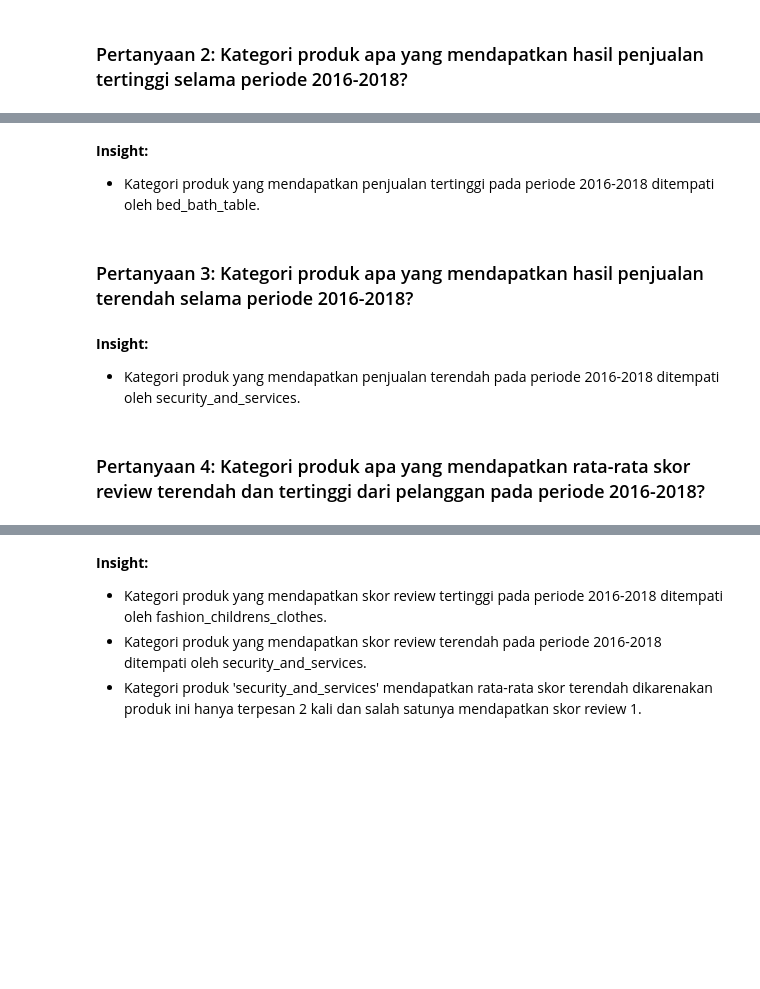
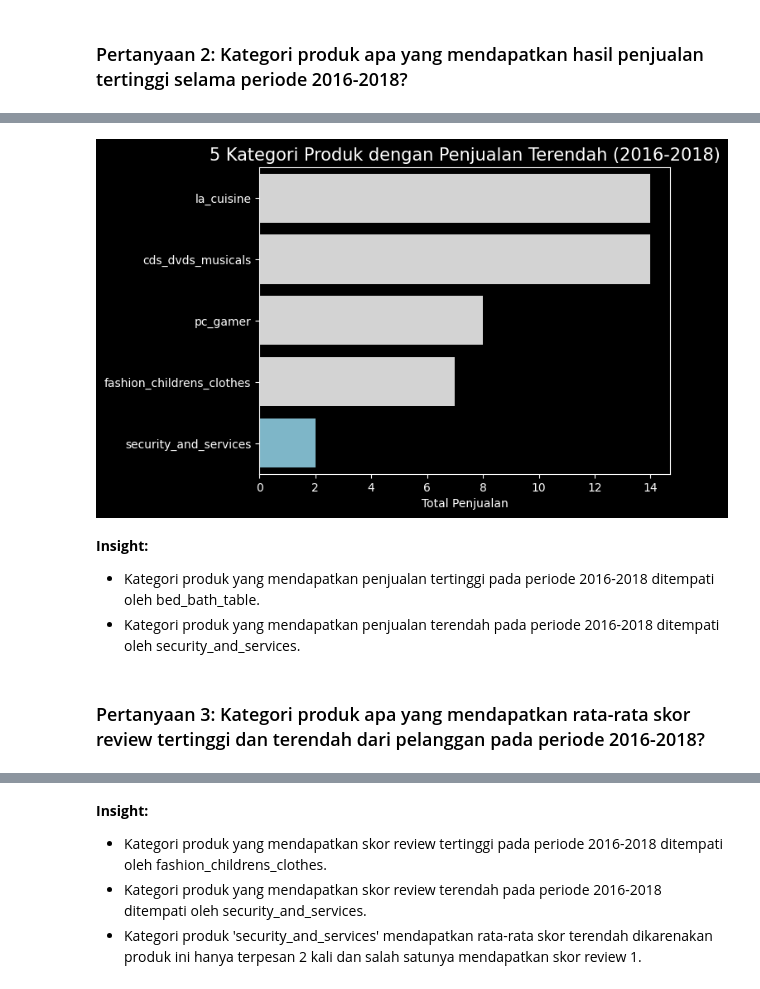
Before and after one commit to f2rra/dicoding, a Jupyter notebook: belajar-analisis-data-dengan-python/Proyek_Analisis_Data.ipynb, the cells around one changed output, grey strips where cells are left out. Cells and saved outputs as stored; diff of their text form; code cells hidden in the pictures; blank space fills up the shorter version.

Commit message:
menyederhanakan pertanyaan dan menjawab pertanyaan

```diff
--- a/belajar-analisis-data-dengan-python/Proyek_Analisis_Data.ipynb
+++ b/belajar-analisis-data-dengan-python/Proyek_Analisis_Data.ipynb
@@ -1464,5 +1753,23 @@ plt.show()
+# %%
+colors = ["#D3D3D3", "#D3D3D3", "#D3D3D3", "#D3D3D3", "#72BCD4"]
+
+sns.barplot(
+    x="count",
+    y="product_category_name",
+    data=products_counts.tail(),
+    hue="product_category_name",
+    palette=colors,
+    legend=False
+)
+plt.title("5 Kategori Produk dengan Penjualan Terendah (2016-2018)", loc="center", fontsize=15)
+plt.ylabel(None)
+plt.xlabel('Total Penjualan')
+plt.show()
+# %% [output]
+[figure, added]
 # %% [markdown]
 **Insight:**
 - Kategori produk yang mendapatkan penjualan tertinggi pada periode 2016-2018 ditempati oleh bed_bath_table.
+- Kategori produk yang mendapatkan penjualan terendah pada periode 2016-2018 ditempati oleh security_and_services.
 # %% [markdown]
-### Pertanyaan 3: Kategori produk apa yang mendapatkan hasil penjualan terendah selama periode 2016-2018?
+### Pertanyaan 3: Kategori produk apa yang mendapatkan rata-rata skor review tertinggi dan terendah dari pelanggan pada periode 2016-2018?
@@ -1484,5 +1775,0 @@ plt.show()
-# %% [markdown]
-**Insight:**
-- Kategori produk yang mendapatkan penjualan terendah pada periode 2016-2018 ditempati oleh security_and_services.
-# %% [markdown]
-### Pertanyaan 4: Kategori produk apa yang mendapatkan rata-rata skor review terendah dan tertinggi dari pelanggan pada periode 2016-2018?
```
Also changed, not shown: parts of 54 cells of this notebook.
